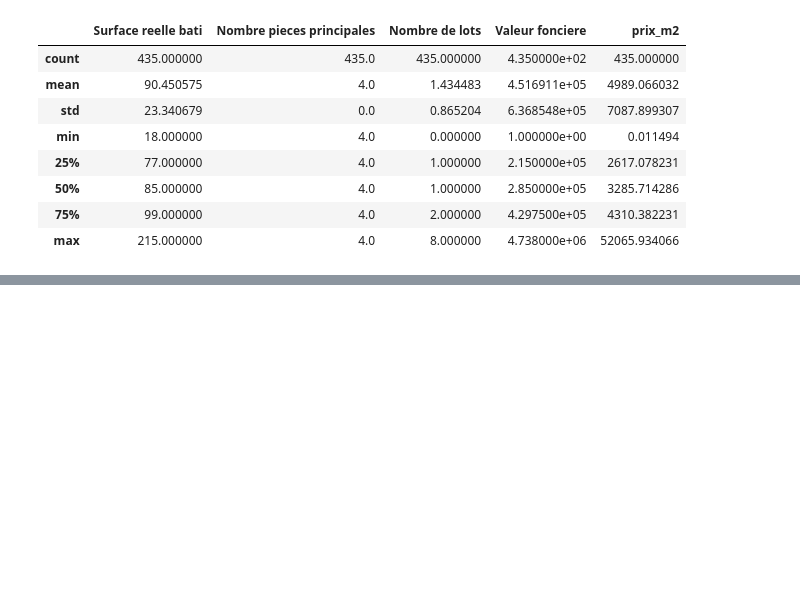
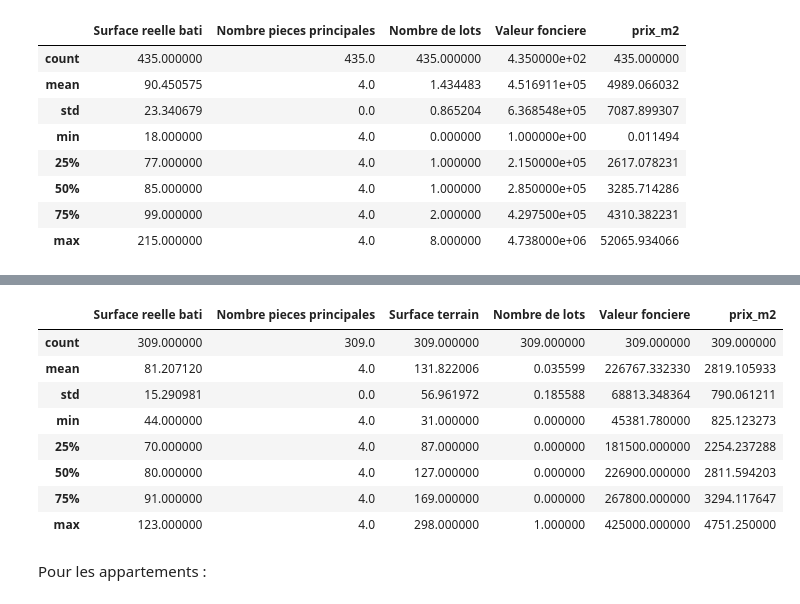
Before and after one commit to Aurelien-L/predicteur_immobilier_IA_API, a Jupyter notebook: notebooks/phase_1_lille.ipynb, the cells around one changed output, grey strips where cells are left out. Drawn from its saved outputs; the diff is of its cells as text; code cells hidden in the pictures; blank space fills up the shorter version.

```diff
--- a/notebooks/phase_1_lille.ipynb
+++ b/notebooks/phase_1_lille.ipynb
@@ -146,0 +221,14 @@ df_appartements.describe()
+# %%
+df_maisons.describe()
+# %% [output]
+|  | Surface reelle bati | Nombre pieces principales | Surface terrain | Nombre de lots | Valeur fonciere | prix_m2 |
+| count | 309.000000 | 309.0 | 309.000000 | 309.000000 | 309.000000 | 309.000000 |
+| mean | 81.207120 | 4.0 | 131.822006 | 0.035599 | 226767.332330 | 2819.105933 |
+| std | 15.290981 | 0.0 | 56.961972 | 0.185588 | 68813.348364 | 790.061211 |
+| min | 44.000000 | 4.0 | 31.000000 | 0.000000 | 45381.780000 | 825.123273 |
+| 25% | 70.000000 | 4.0 | 87.000000 | 0.000000 | 181500.000000 | 2254.237288 |
+| 50% | 80.000000 | 4.0 | 127.000000 | 0.000000 | 226900.000000 | 2811.594203 |
+| 75% | 91.000000 | 4.0 | 169.000000 | 0.000000 | 267800.000000 | 3294.117647 |
+| max | 123.000000 | 4.0 | 298.000000 | 1.000000 | 425000.000000 | 4751.250000 |
+# %% [markdown]
+Pour les appartements :
```
Also changed, not shown: parts of 45 cells of this notebook, 1 other file.
